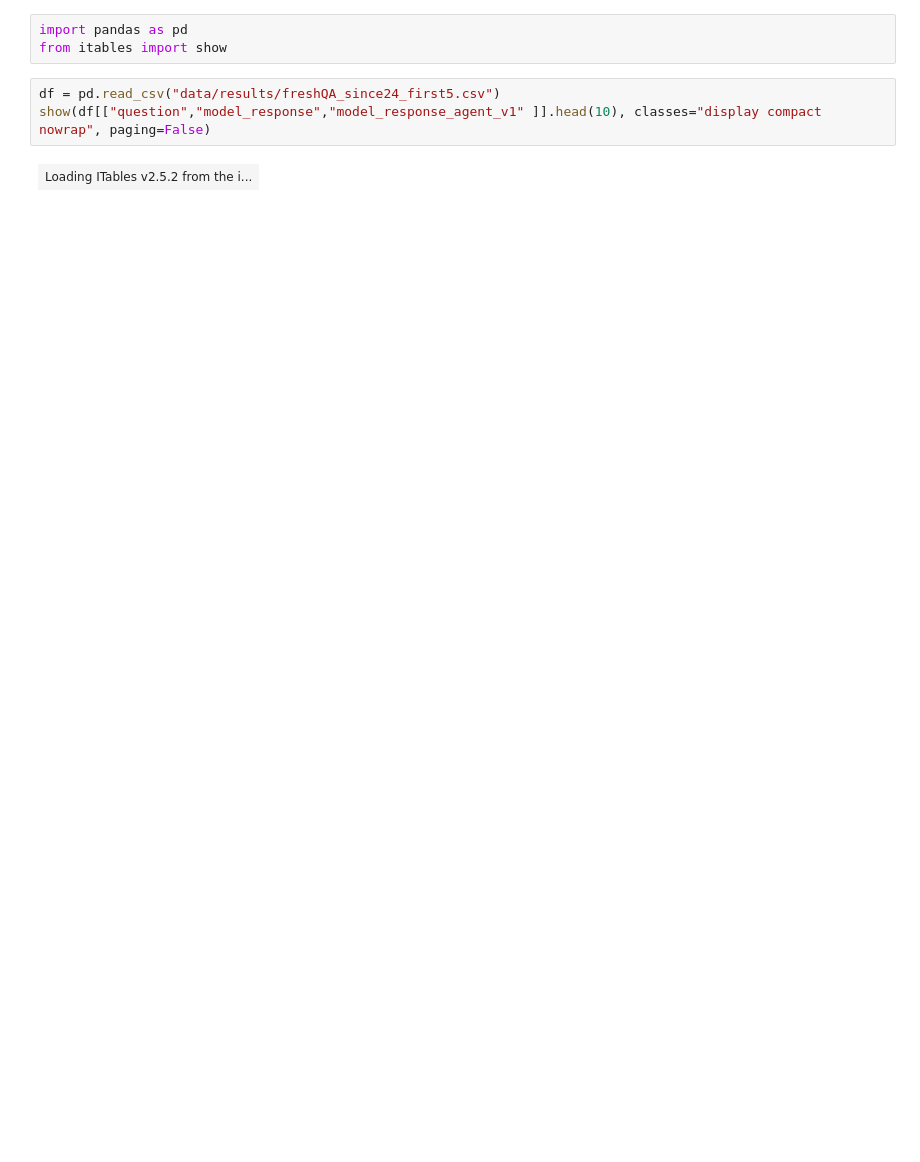
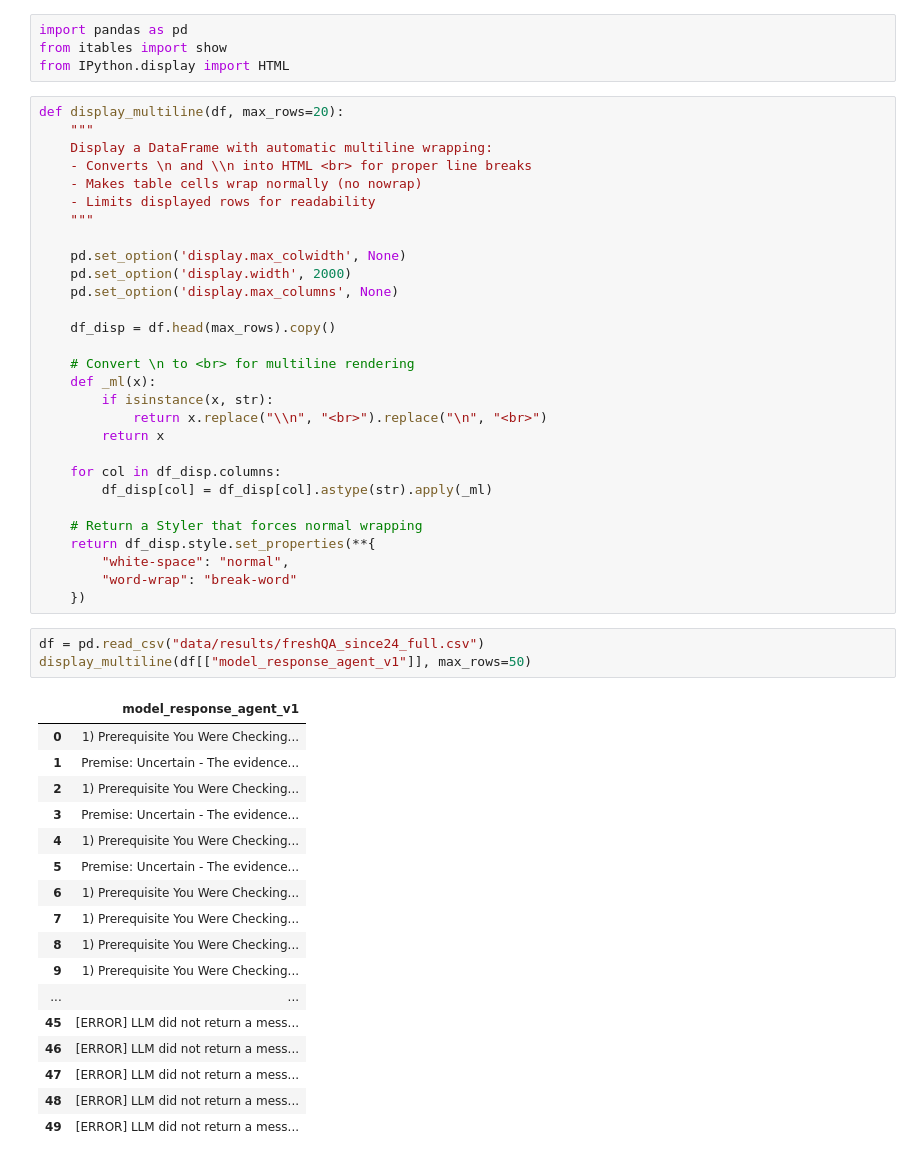
Before and after one commit to caiuskk/freshAgent-v2, a Jupyter notebook: data/results/result_analysis.ipynb, the cells around one changed output. Drawn from its saved outputs; the diff is of its cells as text; blank space fills up the shorter version.

```diff
--- a/data/results/result_analysis.ipynb
+++ b/data/results/result_analysis.ipynb
@@ -1,8 +1,54 @@
 # %%
 import pandas as pd
 from itables import show
+from IPython.display import HTML
+# %%
+def display_multiline(df, max_rows=20):
+    """
+    Display a DataFrame with automatic multiline wrapping:
+    - Converts \n and \\n into HTML <br> for proper line breaks
+    - Makes table cells wrap normally (no nowrap)
+    - Limits displayed rows for readability
+    """
+
+    pd.set_option('display.max_colwidth', None)
+    pd.set_option('display.width', 2000)
+    pd.set_option('display.max_columns', None)
+
+    df_disp = df.head(max_rows).copy()
+
+    # Convert \n to <br> for multiline rendering
+    def _ml(x):
+        if isinstance(x, str):
+            return x.replace("\\n", "<br>").replace("\n", "<br>")
+        return x
+
+    for col in df_disp.columns:
+        df_disp[col] = df_disp[col].astype(str).apply(_ml)
+
+    # Return a Styler that forces normal wrapping
+    return df_disp.style.set_properties(**{
+        "white-space": "normal",
+        "word-wrap": "break-word"
+    })
 # %%
-df = pd.read_csv("data/results/freshQA_since24_first5.csv")
-show(df[["question","model_response","model_response_agent_v1" ]].head(10), classes="display compact nowrap", paging=False)
+df = pd.read_csv("data/results/freshQA_since24_full.csv")
+display_multiline(df[["model_response_agent_v1"]], max_rows=50)
 # %% [output]
-| Loading ITables v2.5.2 from the i... |
+|  | model_response_agent_v1 |
+| 0 | 1) Prerequisite You Were Checking... |
+| 1 | Premise: Uncertain - The evidence... |
+| 2 | 1) Prerequisite You Were Checking... |
+| 3 | Premise: Uncertain - The evidence... |
+| 4 | 1) Prerequisite You Were Checking... |
+| 5 | Premise: Uncertain - The evidence... |
+| 6 | 1) Prerequisite You Were Checking... |
+| 7 | 1) Prerequisite You Were Checking... |
+| 8 | 1) Prerequisite You Were Checking... |
+| 9 | 1) Prerequisite You Were Checking... |
+| ... | ... |
+| 45 | [ERROR] LLM did not return a mess... |
+| 46 | [ERROR] LLM did not return a mess... |
+| 47 | [ERROR] LLM did not return a mess... |
+| 48 | [ERROR] LLM did not return a mess... |
+| 49 | [ERROR] LLM did not return a mess... |
```
Also changed, not shown: 10 other files.
